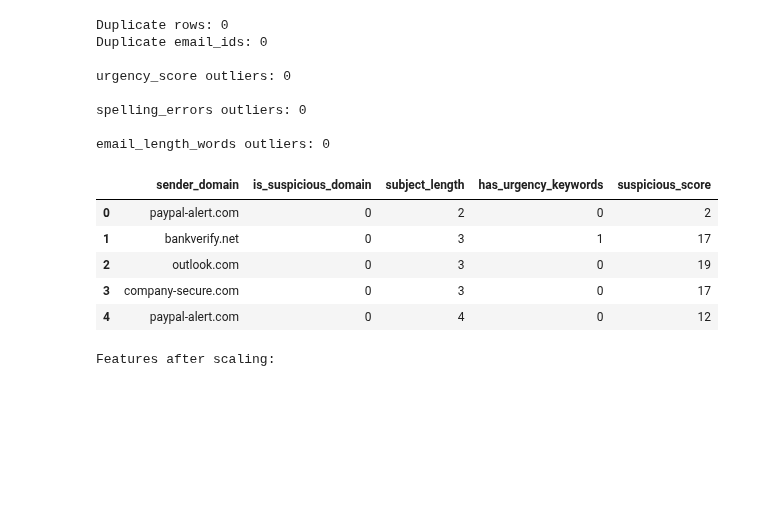
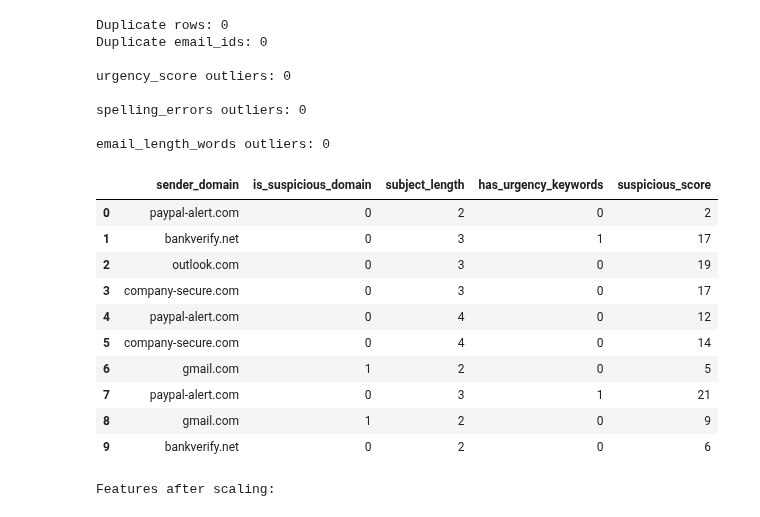
Before and after one commit to ChannboreyMoul/BusAnalytics_Cert_Project, a Jupyter notebook: phishing_data_analytics.ipynb, the cells around one changed output. Drawn from its saved outputs; the diff is of its cells as text; code cells hidden in the pictures; blank space fills up the shorter version.

```diff
--- a/phishing_data_analytics.ipynb
+++ b/phishing_data_analytics.ipynb
@@ -145,0 +236,12 @@ Name: count, dtype: int64
+# %%
+# Extract domain from email
+df['sender_domain'] = df['sender_email'].apply(lambda x: x.split('@')[-1] if pd.notnull(x) else 'Unknown')
+
+# Top 10 domains with highest phishing percentage (with at least 10 emails)
+domain_stats = df.groupby('sender_domain').agg(
+    total_emails=('email_id', 'count'),
+    phishing_count=('is_phishing', 'sum')
+)
+domain_stats['phishing_rate'] = domain_stats['phishing_count'] / domain_stats['total_emails']
+
+display(domain_stats[domain_stats['total_emails'] >= 10].sort_values(by='phishing_rate', ascending=False).head(10))
@@ -173,32 +283,37 @@ email_length_words outliers: 0
 # %%
 # From sender_email
 df['sender_domain'] = df['sender_email'].str.split('@').str[1]
 df['is_suspicious_domain'] = df['sender_domain'].isin(['gmail.com', 'yahoo.com', 'hotmail.com']).astype(int)
 
 # From subject
 df['subject_length'] = df['subject'].str.split().str.len()
 df['has_urgency_keywords'] = df['subject'].str.lower().str.contains(
     'urgent|confirm|verify|update|act now|click here',
     regex=True,
     na=False
 ).astype(int)
 
 # Combine features
 df['suspicious_score'] = (df['urgency_score'] +
                           df['spelling_errors'] +
                           df['has_link'] +
                           df['is_suspicious_domain'])
 
 # Print new features
 df[['sender_domain', 'is_suspicious_domain', 'subject_length',
-          'has_urgency_keywords', 'suspicious_score']].head()
+          'has_urgency_keywords', 'suspicious_score']].head(10)
 # %% [output]
 |  | sender_domain | is_suspicious_domain | subject_length | has_urgency_keywords | suspicious_score |
 | 0 | paypal-alert.com | 0 | 2 | 0 | 2 |
 | 1 | bankverify.net | 0 | 3 | 1 | 17 |
 | 2 | outlook.com | 0 | 3 | 0 | 19 |
 | 3 | company-secure.com | 0 | 3 | 0 | 17 |
 | 4 | paypal-alert.com | 0 | 4 | 0 | 12 |
+| 5 | company-secure.com | 0 | 4 | 0 | 14 |
+| 6 | gmail.com | 1 | 2 | 0 | 5 |
+| 7 | paypal-alert.com | 0 | 3 | 1 | 21 |
+| 8 | gmail.com | 1 | 2 | 0 | 9 |
+| 9 | bankverify.net | 0 | 2 | 0 | 6 |
 # %%
 from sklearn.preprocessing import StandardScaler, LabelEncoder
 
```
Also changed, not shown: parts of 11 cells of this notebook, 1 other file.
